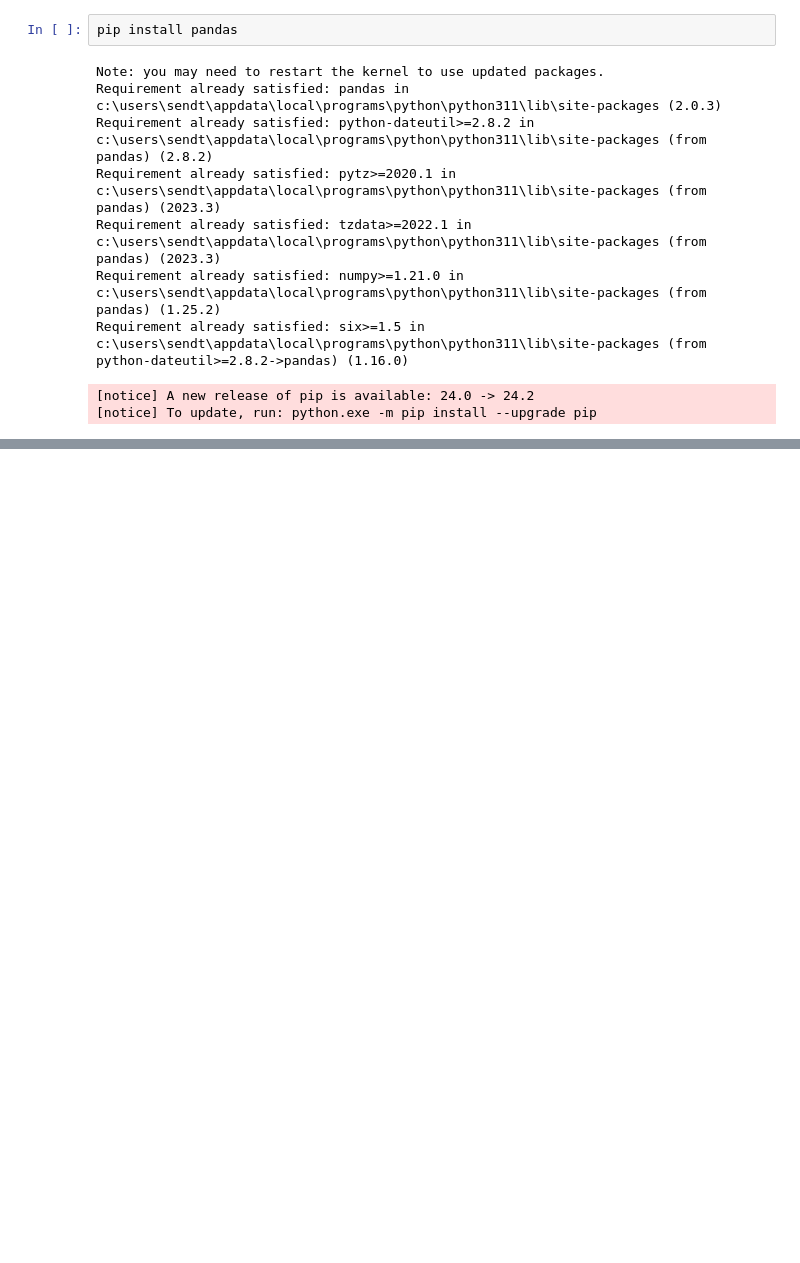
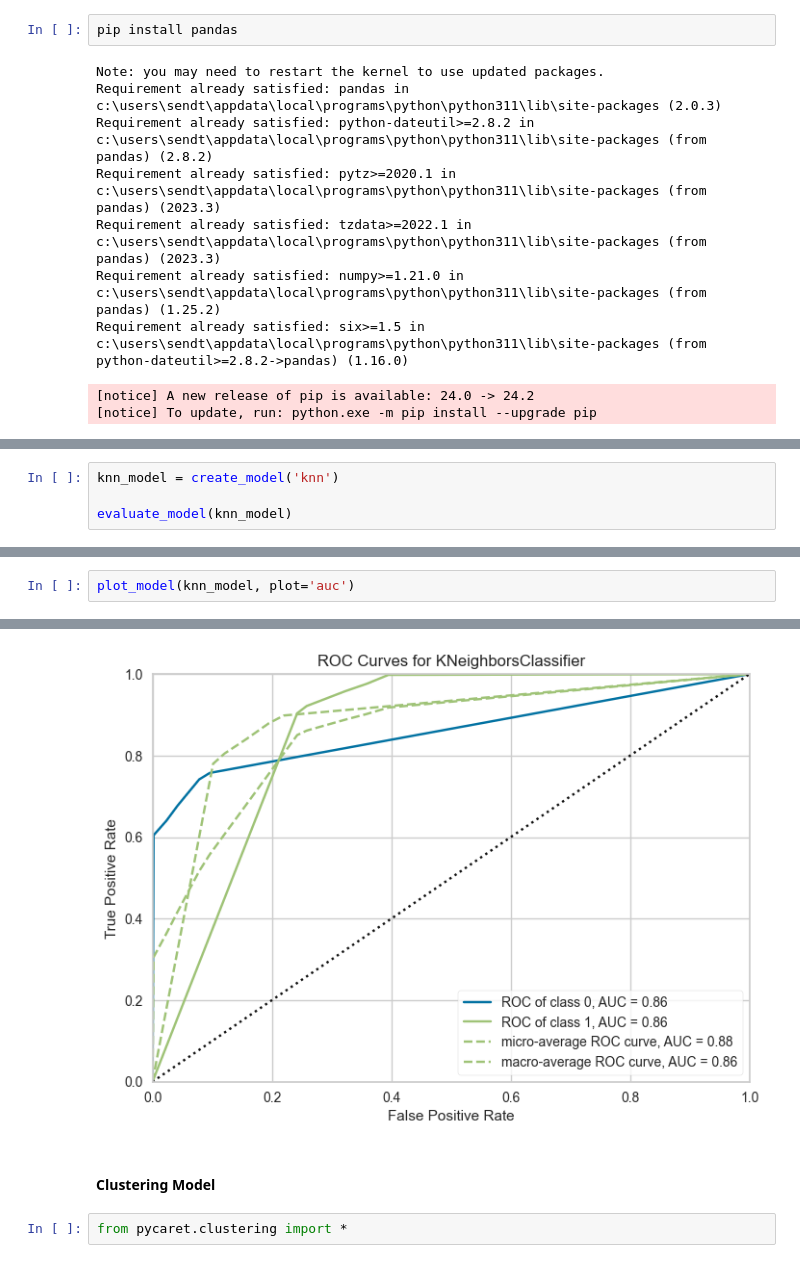
Before and after one commit to pratiyk/ML-based-WAF, a Jupyter notebook: classifier.ipynb, the cells around one changed output, grey strips where cells are left out. Saved outputs shown, nothing was run; the diff lists cells and outputs as text; blank space fills up the shorter version.

```diff
--- a/classifier.ipynb
+++ b/classifier.ipynb
@@ -103,0 +78,4 @@ Transformation Pipeline and Model Successfully Saved
+# %%
+knn_model = create_model('knn')
+
+evaluate_model(knn_model)
@@ -103,0 +124,3 @@ Transformation Pipeline and Model Successfully Saved
+# %%
+plot_model(knn_model, plot='auc')
+# %% [output]
@@ -103,0 +128,5 @@ Transformation Pipeline and Model Successfully Saved
+[figure, added]
+# %% [markdown]
+#### Clustering Model
+# %%
+from pycaret.clustering import *
```
Also changed, not shown: parts of 17 cells of this notebook, 3 other files.
